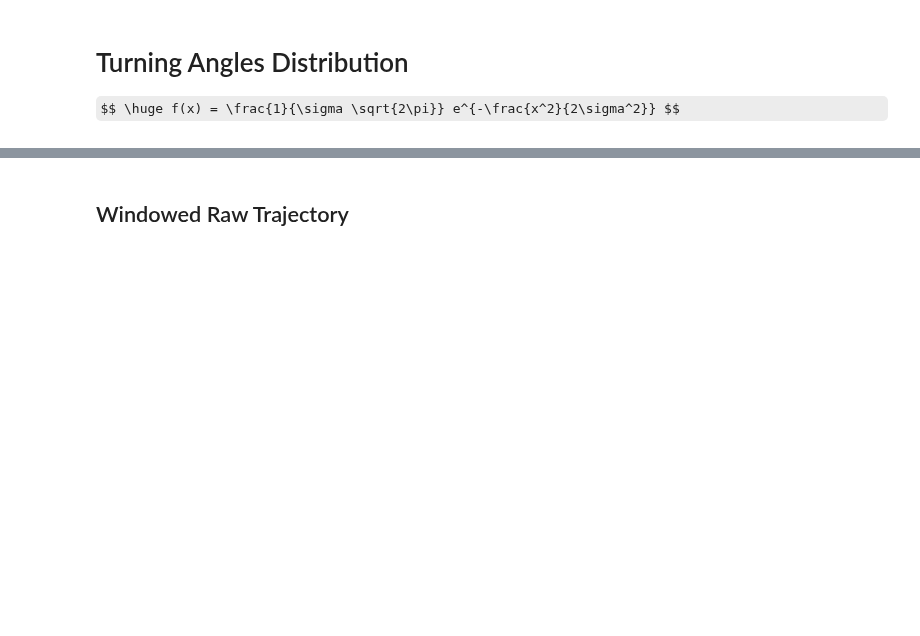
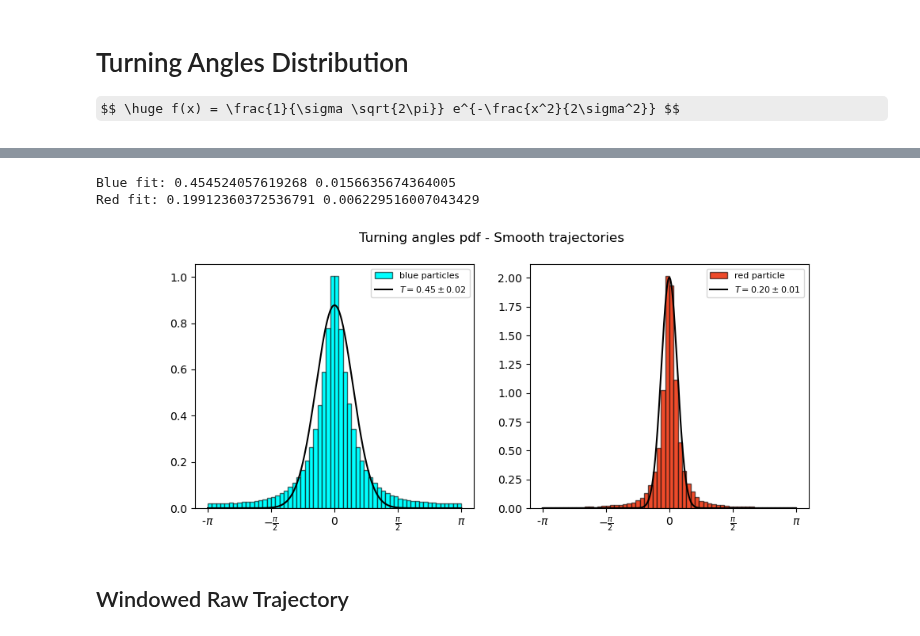
Before and after one commit to skandiz/MasterThesis, a Jupyter notebook: code/trajectoryAnalysis.ipynb, the cells around one changed output, grey strips where cells are left out. Saved outputs shown, nothing was run; the diff lists cells and outputs as text; code cells hidden in the pictures; some formulas as TeX source; blank space fills up the shorter version.

```diff
--- a/code/trajectoryAnalysis.ipynb
+++ b/code/trajectoryAnalysis.ipynb
@@ -1091,27 +1037,37 @@ theta_red_smooth = ys.turning_angles_ensemble(redTraj_smooth, centered = True)
 bin_heights, _ = np.histogram(theta_blue_smooth, bins = bin_borders_turn, density = True)
 T_blue_rot_smooth, pcov = curve_fit(normal_distr, bin_centers_turn, bin_heights, p0 = [1.])
 T_blue_rot_smooth_std = np.sqrt(np.diag(pcov))
+print(f"Blue fit: {T_blue_rot_smooth[0]}", f"{T_blue_rot_smooth_std[0]}")
 
 bin_heights, _ = np.histogram(theta_red_smooth, bins = bin_borders_turn, density = True)
 T_red_rot_smooth, pcov = curve_fit(normal_distr, bin_centers_turn, bin_heights, p0 = [1.])
 T_red_rot_smooth_std = np.sqrt(np.diag(pcov))
+print(f"Red fit: {T_red_rot_smooth[0]}", f"{T_red_rot_smooth_std[0]}")
+# %% [output]
+Blue fit: 0.454524057619268 0.0156635674364005
+Red fit: 0.19912360372536791 0.006229516007043429
 # %%
 fig, (ax, ax1) = plt.subplots(1, 2, figsize=(10, 4))
 ax.hist(theta_blue_smooth, bin_borders_turn, **default_kwargs_blue, label="blue particles")
-ax.plot(x_interval_for_fit_turn, normal_distr(x_interval_for_fit_turn, T_blue_rot_smooth), 'k-',
+ax.plot(x_interval_for_fit_turn, normal_distr(x_interval_for_fit_turn,* T_blue_rot_smooth), 'k-',
                 label = f"$T = {T_blue_rot_smooth[0]:.2f} \pm {T_blue_rot_smooth_std[0]:.2f}$")
 ax.set_xticks([-np.pi, -np.pi/2, 0, np.pi/2, np.pi],[r'-$\pi$', r'$-\frac{\pi}{2}$', '$0$', r'$\frac{\pi}{2}$', r'$\pi$'])
 ax.legend(prop={'size': 8})
 
 ax1.hist(theta_red_smooth, bin_borders_turn, **default_kwargs_red, label="red particle")
-ax1.plot(x_interval_for_fit_turn, normal_distr(x_interval_for_fit_turn, T_red_rot_smooth), 'k-',
+ax1.plot(x_interval_for_fit_turn, normal_distr(x_interval_for_fit_turn, *T_red_rot_smooth), 'k-',
                 label = f"$T = {T_red_rot_smooth[0]:.2f} \pm {T_red_rot_smooth_std[0]:.2f}$")
 ax1.set_xticks([-np.pi, -np.pi/2, 0, np.pi/2, np.pi],[r'-$\pi$', r'$-\frac{\pi}{2}$', '$0$', r'$\frac{\pi}{2}$', r'$\pi$'])
 ax1.legend(prop={'size': 8})
 
 plt.suptitle("Turning angles pdf - Smooth trajectories")
 if save_verb: plt.savefig(f"../results/turning_angles/turn_ang_smooth.png", dpi = 500, bbox_inches = 'tight')
-plt.show()
+if show_verb:
+    plt.show()
+else:
+    plt.close()
+# %% [output]
+[figure, added]
 # %% [markdown]
 ## Windowed Raw Trajectory
 # %%
```
Also changed, not shown: parts of 13 cells of this notebook, 9 other files.
